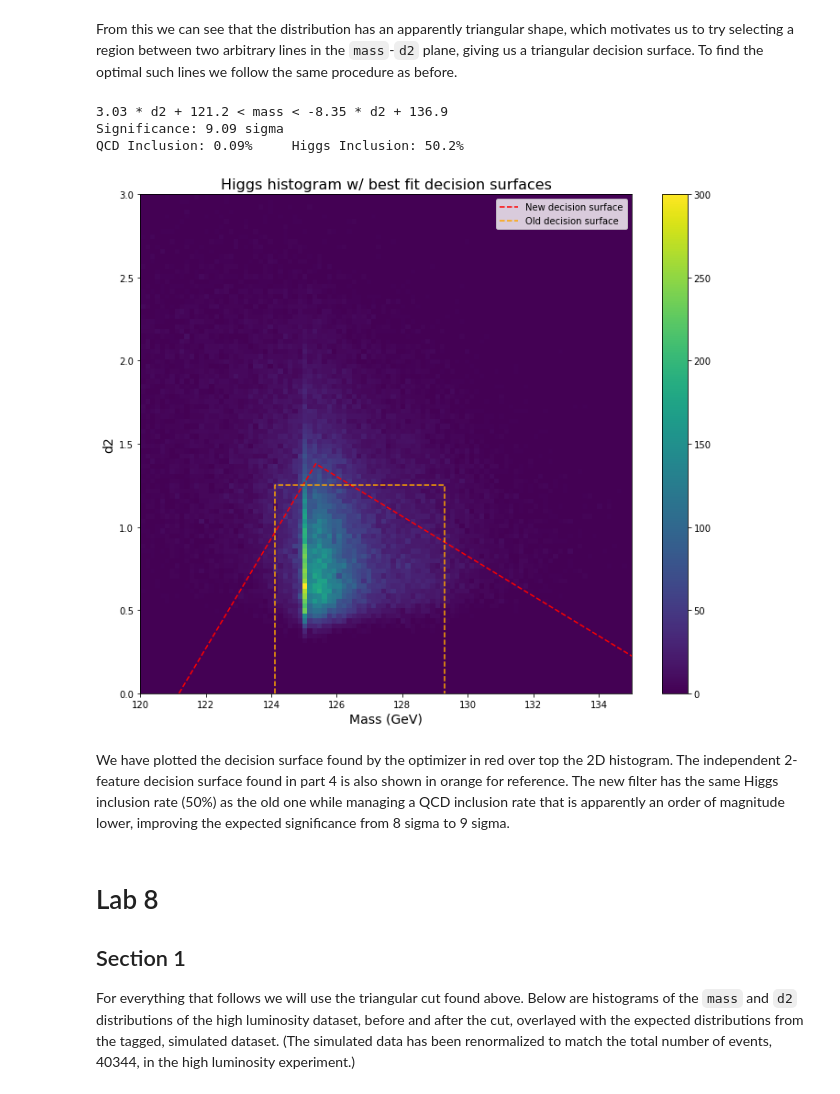
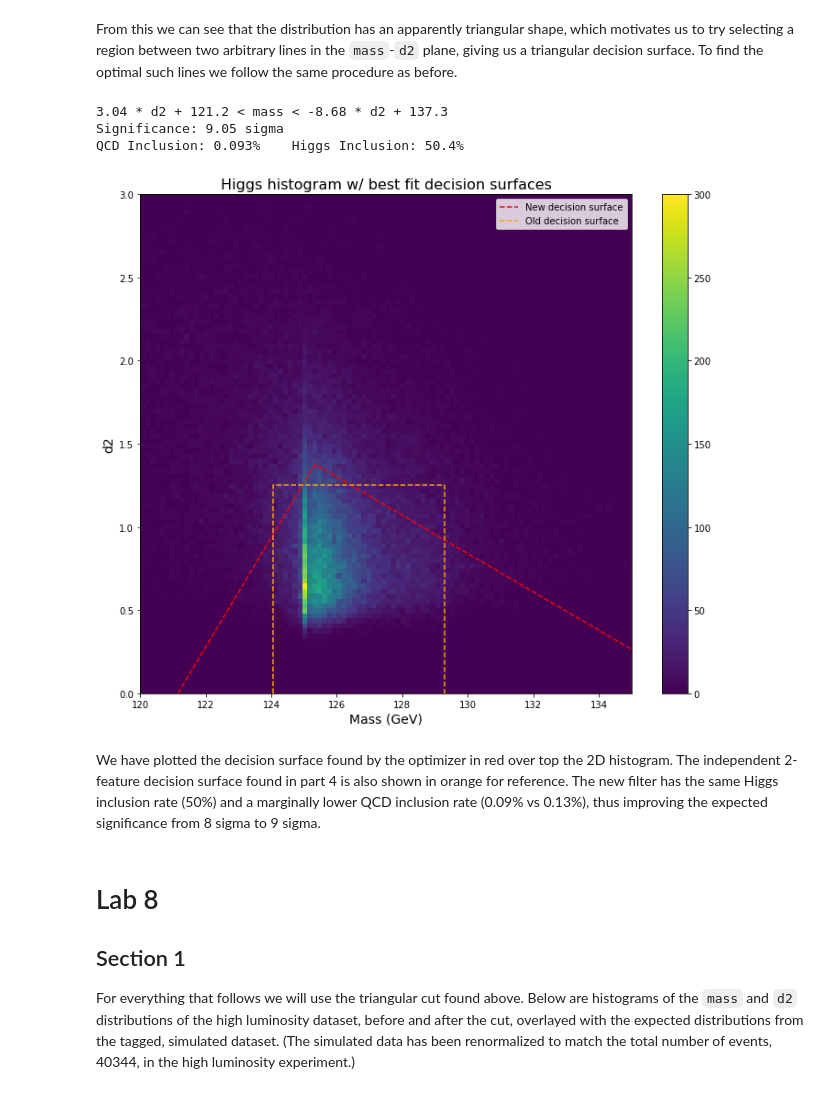
Before and after one commit to daultmccoy/phys434, a Jupyter notebook: LabFinal.ipynb, the cells around one changed output. Saved outputs shown, nothing was run; the diff lists cells and outputs as text; code cells hidden in the pictures.

```diff
--- a/LabFinal.ipynb
+++ b/LabFinal.ipynb
@@ -93,5 +93,5 @@ fig, ax = plt.subplots(1,1, figsize=(10,7))
 ax.plot(xx, [significance(mass_cut, [124, x]) for x in xx])
 ax.set_xlabel("Upper mass bound (x)")
 ax.set_ylabel("Expected significance (sigma)")
-ax.set_title("Expected significance for 124 < mass < x", fontsize=16);
+ax.set_title("Expected significance for mass cut between 124 and x", fontsize=16);
 # %% [output]
@@ -259,33 +259,34 @@ From this we can see that the distribution has an apparently triangular shape, w
 # %%
 def triangle_cut(data, par):
     [m1,b1,m2,b2] = par
     mass = data['mass']
     d2 = data['d2']
     return (mass > m1 * d2 + b1) & (mass < m2 * d2 + b2)
 
 tcut_par = optimize.differential_evolution(loss(triangle_cut, 50), [(0,30), (100,130), (-30,0), (120,150)]).x
 [m1,b1,m2,b2] = tcut_par
 print(f"{m1:.3} * d2 + {b1:.4} < mass < {m2:.3} * d2 + {b2:.4}")
 print_performance(triangle_cut, tcut_par)
 
 fig, ax = plt.subplots(1,1, figsize=(12,10))
 _, _, _, img = ax.hist2d(higgs_data['mass'], higgs_data['d2'], bins=100, range=[[120,135],[0,3]])
 int_mass =  (b1 - m1 / m2 * b2) / (1 - m1 / m2)
 int_d2 = (int_mass - b2) / m2
 ax.plot([b1, int_mass, b2], [0, int_d2, 0], color='red', linestyle='dashed', label="New decision surface")
-ax.plot([124.1, 124.1, 129.3, 129.3], [0, 1.25, 1.25, 0], color='orange', linestyle='dashed', label="Old decision surface")
+[flim, mlower, mupper] = twocut_pars_50['d2']
+ax.plot([mlower, mlower, mupper, mupper], [0, flim, flim, 0], color='orange', linestyle='dashed', label="Old decision surface")
 ax.set_title("Higgs histogram w/ best fit decision surfaces", fontsize=16)
 ax.set_xlabel("Mass (GeV)", fontsize=14)
 ax.set_ylabel("d2", fontsize=14)
 ax.legend()
 fig.colorbar(img, ax=ax);
 # %% [output]
-3.03 * d2 + 121.2 < mass < -8.35 * d2 + 136.9
-Significance: 9.09 sigma
-QCD Inclusion: 0.09%     Higgs Inclusion: 50.2%
+3.04 * d2 + 121.2 < mass < -8.68 * d2 + 137.3
+Significance: 9.05 sigma
+QCD Inclusion: 0.093%    Higgs Inclusion: 50.4%
-[figure, old version]
+[figure, new version]
 # %% [markdown]
-We have plotted the decision surface found by the optimizer in red over top the 2D histogram. The independent 2-feature decision surface found in part 4 is also shown in orange for reference. The new filter has the same Higgs inclusion rate (50%) as the old one while managing a QCD inclusion rate that is apparently an order of magnitude lower, improving the expected significance from 8 sigma to 9 sigma.
+We have plotted the decision surface found by the optimizer in red over top the 2D histogram. The independent 2-feature decision surface found in part 4 is also shown in orange for reference. The new filter has the same Higgs inclusion rate (50%) and a marginally lower QCD inclusion rate (0.09% vs 0.13%), thus improving the expected significance from 8 sigma to 9 sigma.
 # %% [markdown]
 # Lab 8
 
```
Also changed, not shown: parts of 11 cells of this notebook, 1 other file.
